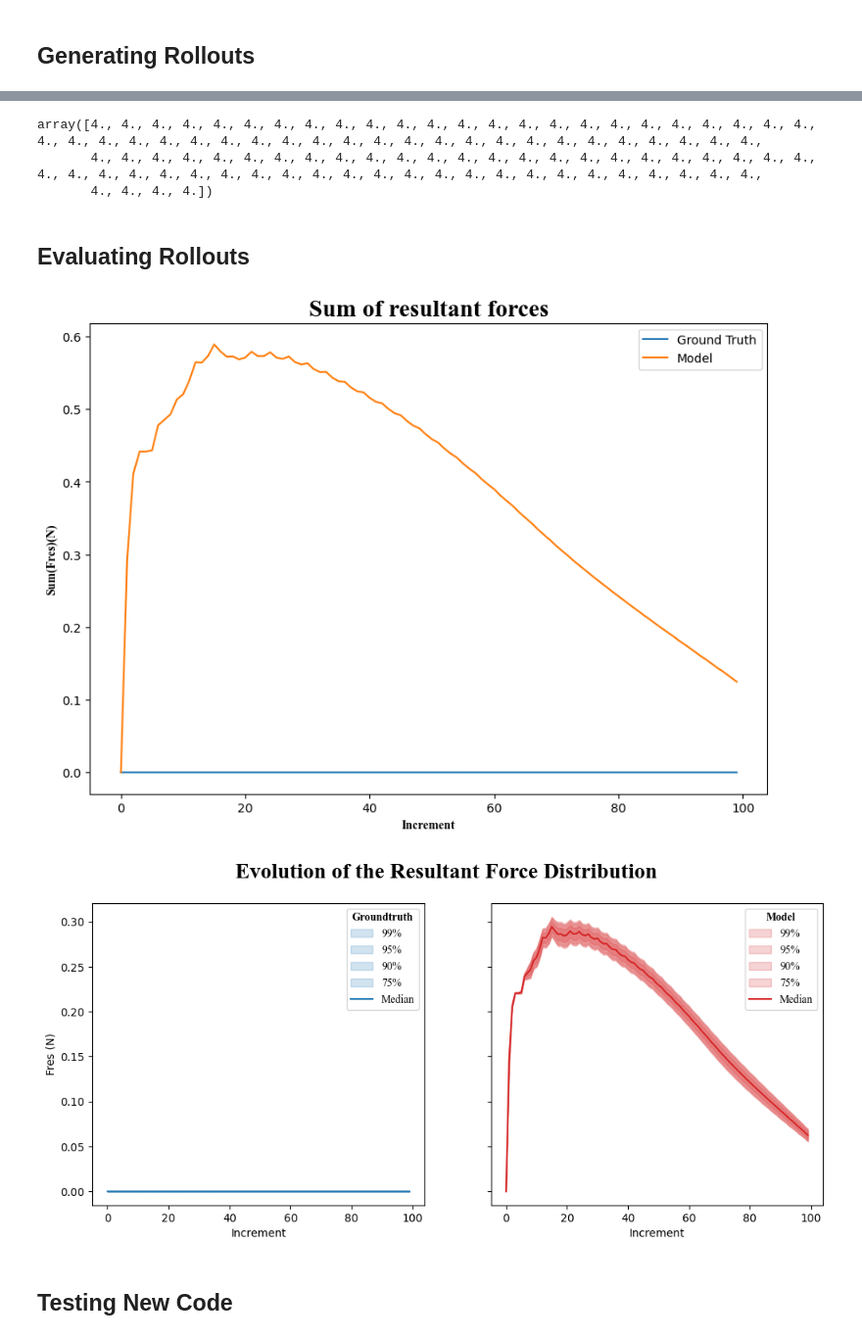
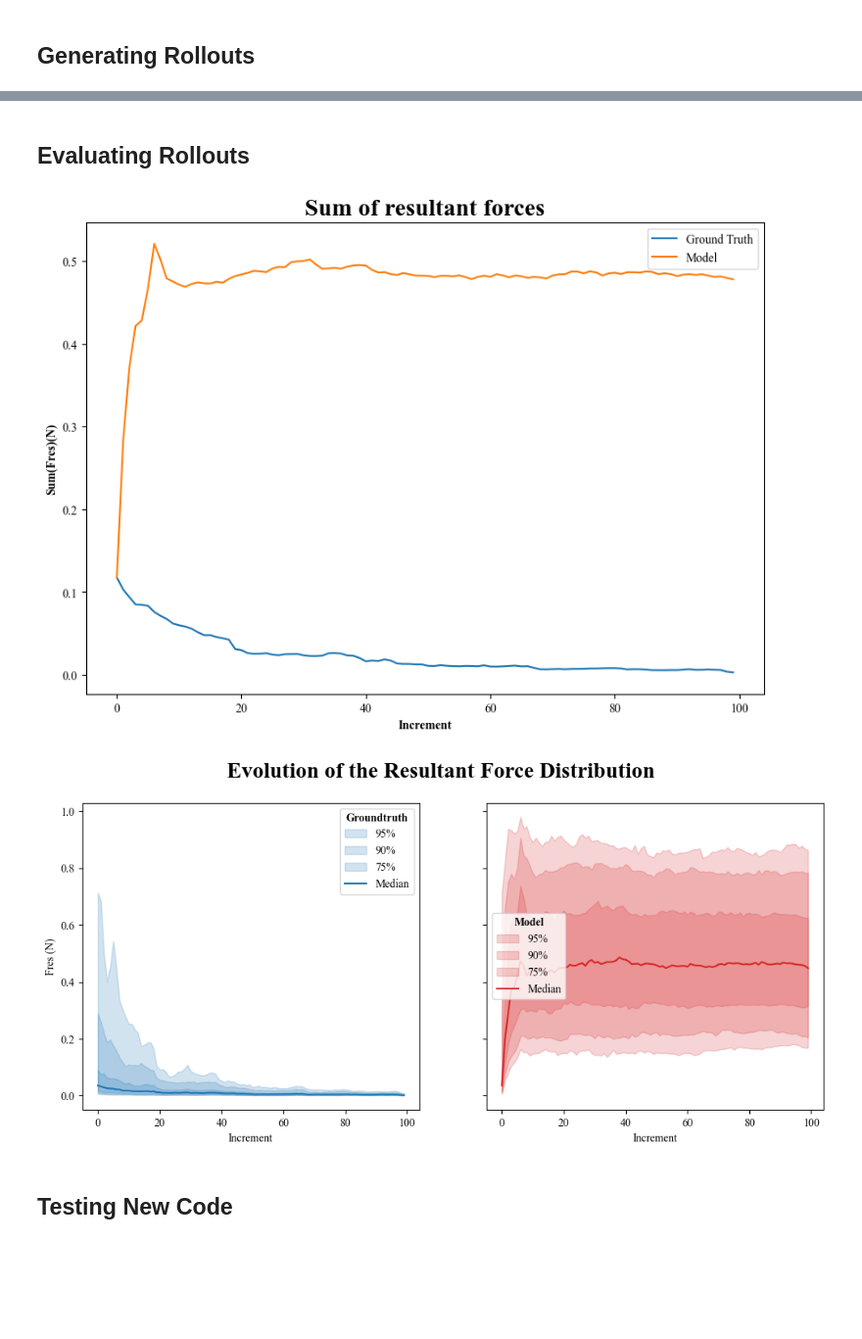
Before and after one commit to MaxGeraedts/DEM-GNN, a Jupyter notebook: Main.ipynb, the cells around one changed output, grey strips where cells are left out. Shown at 98% size. Saved outputs shown, nothing was run; the diff lists cells and outputs as text; code cells hidden in the pictures; blank space fills up the shorter version.

Commit message:
Fixed force grouping

```diff
--- a/Main.ipynb
+++ b/Main.ipynb
@@ -72,10 +76,9 @@ metrics = CompareModels(dataset_name        = '2Sphere',
 from Plotting import PlotXYZ, PlotStressComparison
 from ML_functions import LearnedSimulator, NormalizeData, GetModel, Rescale, NormalizePos, MaskTestData
 
-dataset_name="2Sphere"
-model_ident = "Allout_Push"
+dataset_name="N400_Mono"
+model_ident = "Test32_Push"
 
-model_name = f"{dataset_name}_{model_ident}"
-model = GetModel(model_name)[0]
+model = GetModel(dataset_name,model_ident)[0]
 AggregatedArgs = MaskTestData(dataset_name,"test")
 # %% [output]
@@ -83,8 +86,8 @@ Loaded model 2Sphere_Allout_Push
 # %%
 scale_name = f"{dataset_name}_bund{model.bundle_size}"
-transform = T.Compose([T.Cartesian(False),T.Distance(norm=False,cat=True),NormalizeData(scale_name)])
-Simulation = LearnedSimulator(model, scale_function = Rescale(scale_name),transform = transform)
-for sample_idx in [3]:
+transform = T.Compose([T.Cartesian(False),T.Distance(norm=False,cat=True),NormalizeData(dataset_name,scale_name)])
+Simulation = LearnedSimulator(model, scale_function = Rescale(dataset_name,scale_name),transform = transform)
+for sample_idx in [0]:
     Simulation.Rollout(*AggregatedArgs,sample_idx,show_tqdm=True)
     if dataset_name == "2Sphere":
         PlotXYZ(Simulation,t_max=100, normalize=False)
@@ -98,10 +99,3 @@ Calculating Learned Rollout
-# %%
-data = Simulation.GroundTruth[0]
-datalist = Simulation.GroundTruth
-# %% [output]
-array([4., 4., 4., 4., 4., 4., 4., 4., 4., 4., 4., 4., 4., 4., 4., 4., 4., 4., 4., 4., 4., 4., 4., 4., 4., 4., 4., 4., 4., 4., 4., 4., 4., 4., 4., 4., 4., 4., 4., 4., 4., 4., 4., 4., 4., 4., 4., 4.,
-       4., 4., 4., 4., 4., 4., 4., 4., 4., 4., 4., 4., 4., 4., 4., 4., 4., 4., 4., 4., 4., 4., 4., 4., 4., 4., 4., 4., 4., 4., 4., 4., 4., 4., 4., 4., 4., 4., 4., 4., 4., 4., 4., 4., 4., 4., 4., 4.,
-       4., 4., 4., 4.])
 # %% [markdown]
 ## Evaluating Rollouts
 # %%
@@ -115,17 +109,18 @@ for t in range(0,100,5):
 # %%
 from Plotting import PlotFres
 from Evaluation import NormalizedResultantForce
+list = [NormalizedResultantForce(data) for data in Simulation.GroundTruth]
 Fnorm_ML = np.array([NormalizedResultantForce(data) for data in Simulation.ML_rollout])
 Fnorm_GT = np.array([NormalizedResultantForce(data) for data in Simulation.GroundTruth])
-fig = PlotFres(np.sum(Fnorm_GT,axis=1),np.sum(Fnorm_ML,axis=1))
+fig = PlotFres(np.mean(Fnorm_GT,axis=1),np.mean(Fnorm_ML,axis=1))
 # %% [output]
-[figure, old version]
+[figure, new version]
 # %%
 from Plotting import PlotForceDistributionComparison
-quantiles = [1,5,10,25,50]
+quantiles = [5,10,25,50]
 fig, ax = PlotForceDistributionComparison(Fnorm_GT,Fnorm_ML,quantiles,True)
 # %% [output]
-[figure, old version]
+[figure, new version]
 # %%
 import pyvista as pv
 from Plotting import MakeGIF, PlotMeshNormals
```
Also changed, not shown: parts of 6 cells of this notebook, 2 other files.
